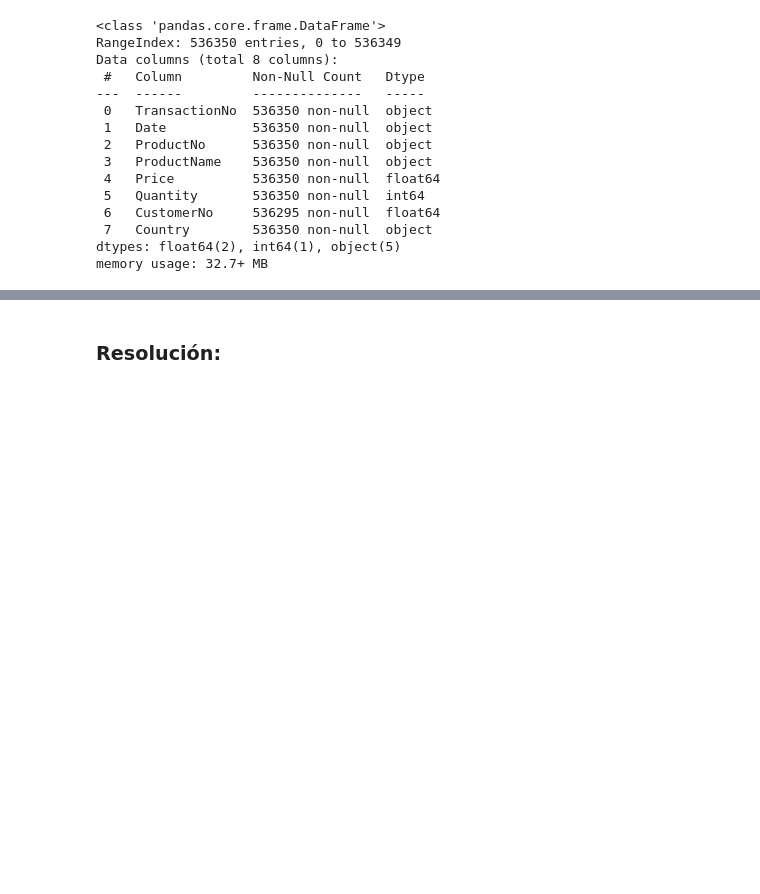
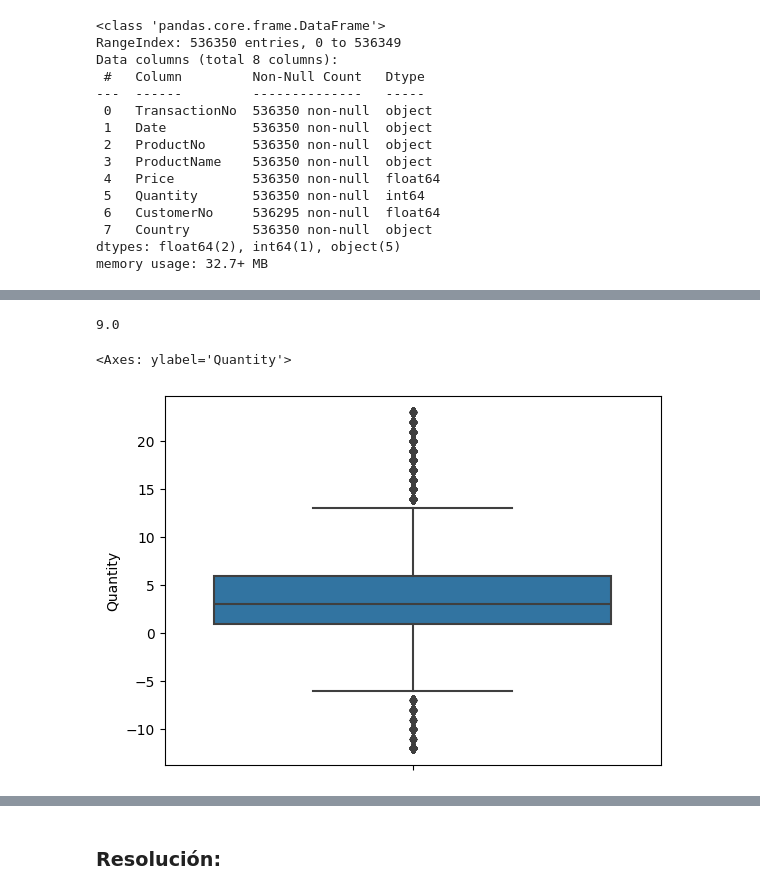
Before and after one commit to eugeniomorocho/Notebooks_DataMining, a Jupyter notebook: Tema 2 - Preprocesamiento de Datos en Data Mining/Prueba práctica 2 - .ipynb, the cells around one changed output, grey strips where cells are left out. Drawn from its saved outputs; the diff is of its cells as text; code cells hidden in the pictures; blank space fills up the shorter version.

```diff
--- a/Tema 2 - Preprocesamiento de Datos en Data Mining/Prueba práctica 2 - .ipynb
+++ b/Tema 2 - Preprocesamiento de Datos en Data Mining/Prueba práctica 2 - .ipynb
@@ -67,0 +88,24 @@ memory usage: 32.7+ MB
+# %%
+# Calculamos el IQR (rango intercuartil)
+Q1 = transacciones['Quantity'].quantile(0.25)
+Q2 = transacciones['Quantity'].quantile(0.75)
+IQR = Q2 - Q1
+IQR
+# %% [output]
+9.0
+# %%
+# Definimos los límites inferior y superior para identificar valores atípicos
+lower_bound = Q1 - 1.5 * IQR
+upper_bound = Q2 + 1.5 * IQR
+
+# Filtramos los valores atípicos
+outliers = (transacciones['Quantity'] < lower_bound) | (transacciones['Quantity'] > upper_bound)
+
+# Eliminamos los valores atípicos
+transacciones = transacciones[~outliers]
+# %%
+# Revisamos nuevamente los valores atípicos (outliers) en la columna 'Quantity'
+sns.boxplot(y=transacciones['Quantity'])
+# %% [output]
+<Axes: ylabel='Quantity'>
+[figure, added]
```
Also changed, not shown: parts of 16 cells of this notebook, 1 other file.
